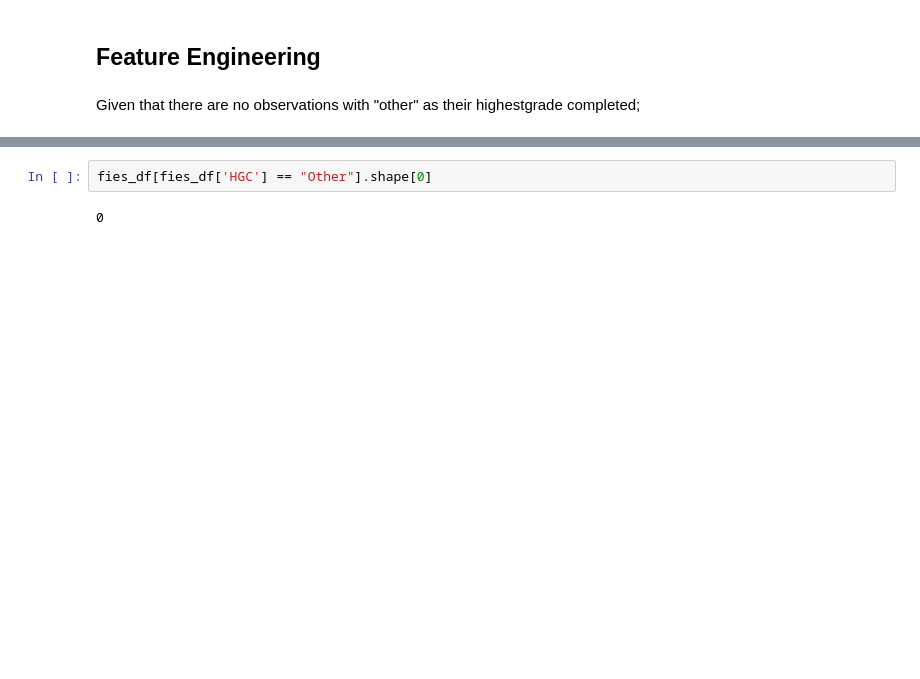
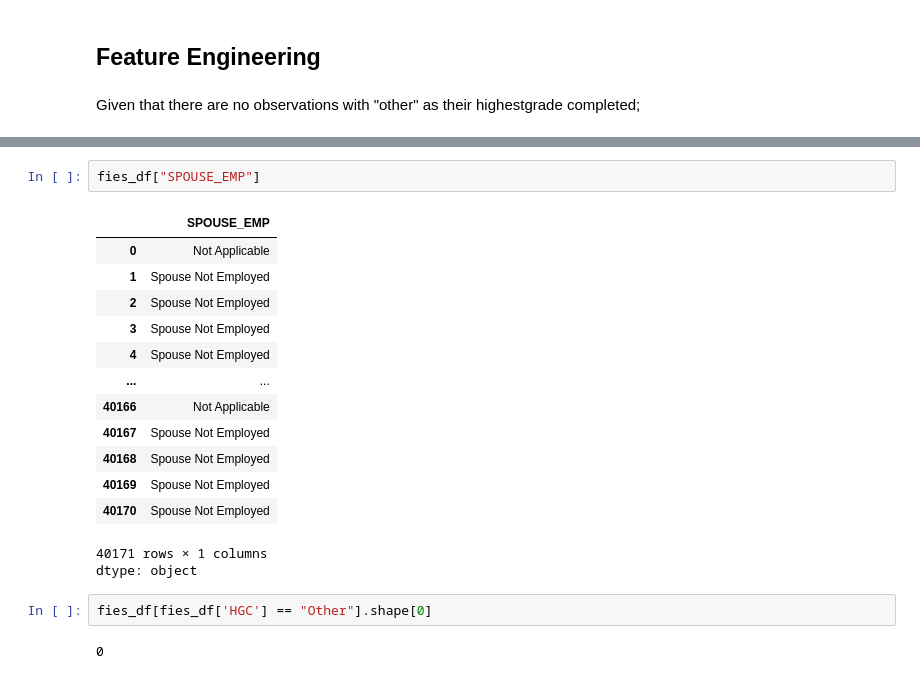
Before and after one commit to hyunjeit/CSMODEL_Phase-2, a Jupyter notebook: CSMODEL_Group6_MP1.ipynb, the cells around one changed output, grey strips where cells are left out. Cells and saved outputs as stored; diff of their text form; blank space fills up the shorter version.

```diff
--- a/CSMODEL_Group6_MP1.ipynb
+++ b/CSMODEL_Group6_MP1.ipynb
@@ -743,3 +831,20 @@ Given that there are no observations with "other" as their highestgrade complete
+# %%
+fies_df["SPOUSE_EMP"]
+# %% [output]
+|  | SPOUSE_EMP |
+| 0 | Not Applicable |
+| 1 | Spouse Not Employed |
+| 2 | Spouse Not Employed |
+| 3 | Spouse Not Employed |
+| 4 | Spouse Not Employed |
+| ... | ... |
+| 40166 | Not Applicable |
+| 40167 | Spouse Not Employed |
+| 40168 | Spouse Not Employed |
+| 40169 | Spouse Not Employed |
+| 40170 | Spouse Not Employed |
+40171 rows × 1 columns
+dtype: object
 # %%
 fies_df[fies_df['HGC'] == "Other"].shape[0]
 # %% [output]
```
Also changed, not shown: parts of 7 cells of this notebook.
